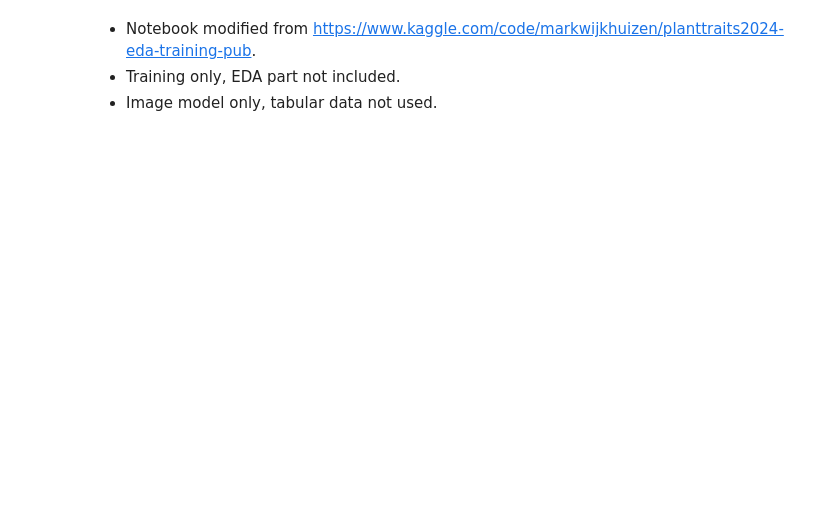
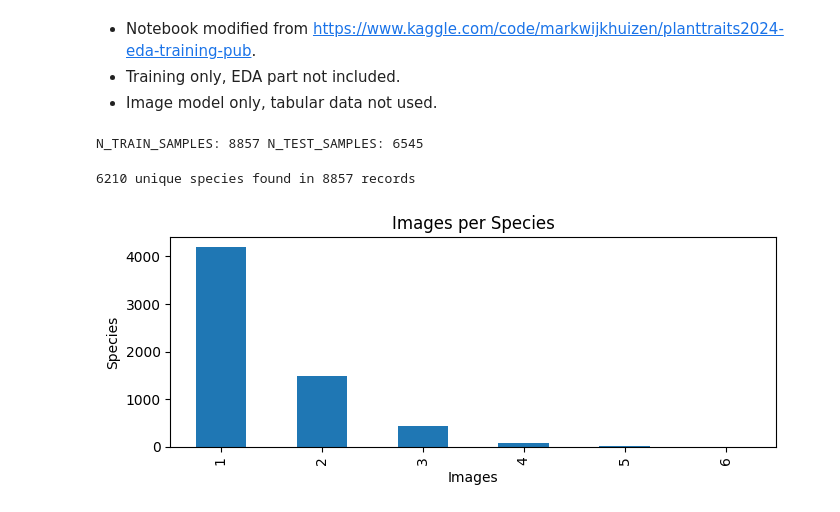
Before and after one commit to foteinipapadopoulou/MLiP_PlantTraits_Competition, a Jupyter notebook: Notebook.ipynb, the cells around one changed output. Cells and saved outputs as stored; diff of their text form; code cells hidden in the pictures; blank space fills up the shorter version.

```diff
--- a/Notebook.ipynb
+++ b/Notebook.ipynb
@@ -39,7 +37,10 @@ class Config():
     TRAIN_MODEL = True
     IS_INTERACTIVE = os.environ['KAGGLE_KERNEL_RUN_TYPE'] == 'Interactive'
     USE_PKL_DATASET = True
+    BUILD_VALID_SET = False
     USE_SMALL_DATASET = True
+    USE_VALID_SET = True
+    USE_MODIFIED_TRAIN = False
 
 CONFIG = Config()
 # %%
@@ -53,10 +54,12 @@ if CONFIG.USE_PKL_DATASET is False:
     test['jpeg_bytes'] = test['file_path'].progress_apply(lambda fp: open(fp, 'rb').read())
     test.to_pickle('test.pkl')
 else:
-    if CONFIG.USE_SMALL_DATASET is False:
-        train = pd.read_pickle('/kaggle/input/baseline-model/train.pkl')
+    if CONFIG.USE_SMALL_DATASET is True:
+        train = pd.read_pickle('/kaggle/input/dataset-with-validation/small_train.pkl')
+    elif CONFIG.USE_MODIFIED_TRAIN is True:
+        train = pd.read_pickle('/kaggle/input/dataset-with-validation/train_set.pkl')
     else:
-        train = pd.read_pickle('/kaggle/input/small-dataset/small_train.pkl')
+         train = pd.read_pickle('/kaggle/input/baseline-model/train.pkl')
     test = pd.read_pickle('/kaggle/input/baseline-model/test.pkl')
 
 for column in CONFIG.TARGET_COLUMNS:
@@ -69,3 +72,25 @@ CONFIG.N_STEPS_PER_EPOCH = (CONFIG.N_TRAIN_SAMPLES // CONFIG.BATCH_SIZE)
 CONFIG.N_STEPS = CONFIG.N_STEPS_PER_EPOCH * CONFIG.N_EPOCHS + 1
 
 print('N_TRAIN_SAMPLES:', len(train), 'N_TEST_SAMPLES:', len(test))
+# %% [output]
+N_TRAIN_SAMPLES: 8857 N_TEST_SAMPLES: 6545
+# %%
+#all columns must be identical to be consider the same species
+trait_columns = ['X4_mean', 'X11_mean', 'X18_mean', 'X50_mean', 'X26_mean', 'X3112_mean']
+train['species'] = train.groupby(CONFIG.TARGET_COLUMNS).ngroup()
+species_counts = train['species'].nunique()
+print (f"{species_counts} unique species found in {len(train)} records")
+# %% [output]
+6210 unique species found in 8857 records
+# %%
+species_counts = train['species'].value_counts()
+count_summary = species_counts.value_counts().sort_index()
+count_summary.plot(kind='bar', figsize=(7, 3))
+
+plt.title('Images per Species')
+plt.xlabel('Images')
+plt.ylabel('Species')
+plt.tight_layout()
+plt.show()
+# %% [output]
+[figure, added]
```
Also changed, not shown: parts of 10 cells of this notebook.
